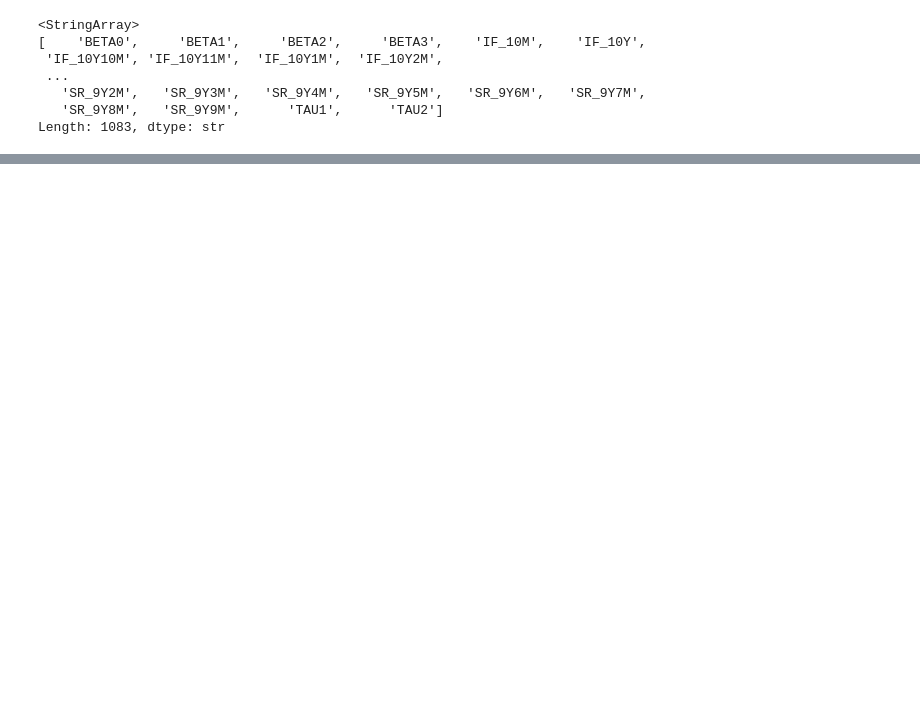
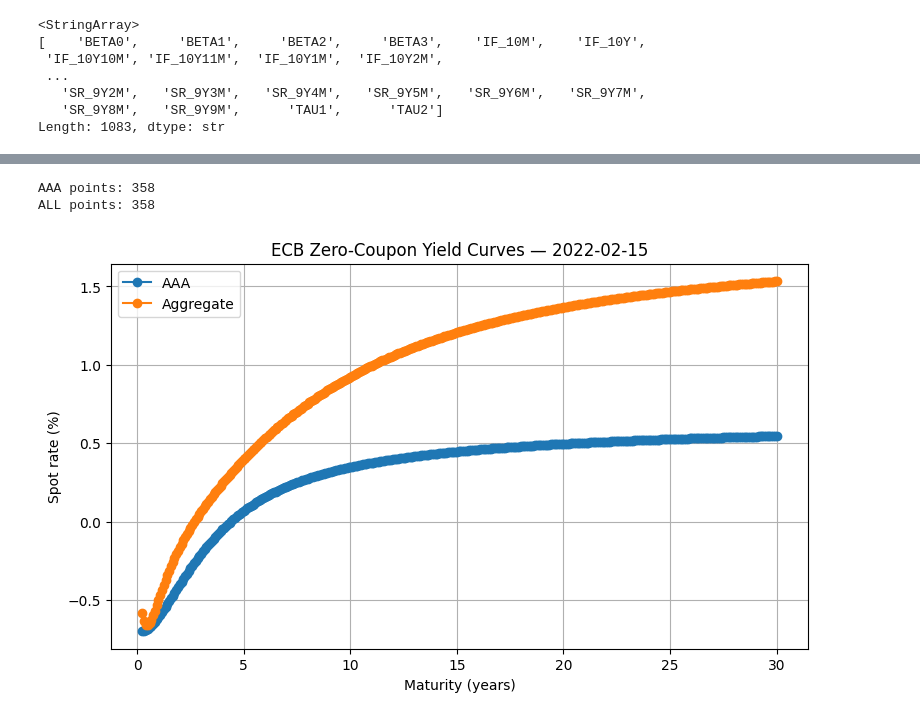
Before and after one commit to manueljcerezo00/Vasicek_Default_Intensity_Calibration, a Jupyter notebook: notebooks/01_data_inspection.ipynb, the cells around one changed output, grey strips where cells are left out. Cells and saved outputs as stored; diff of their text form; code cells hidden in the pictures; blank space fills up the shorter version.

```diff
--- a/notebooks/01_data_inspection.ipynb
+++ b/notebooks/01_data_inspection.ipynb
@@ -137,0 +169,6 @@ ALL points: 358
+# %%
+plot_two_curves(aaa_spot, all_bonds_spot, "2022-02-15")
+# %% [output]
+AAA points: 358
+ALL points: 358
+[figure, added]
```
Also changed, not shown: parts of 8 cells of this notebook, 6 other files.
